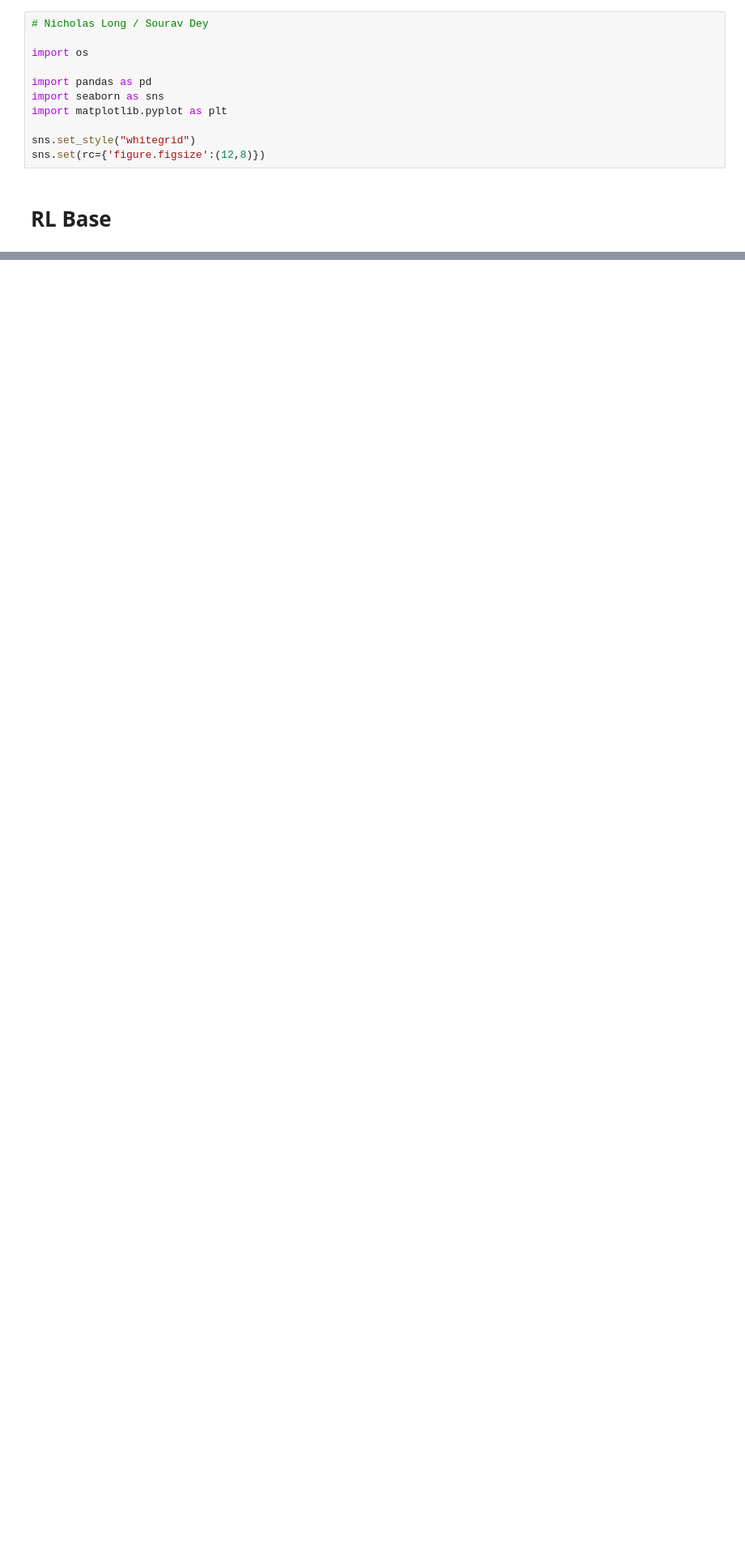
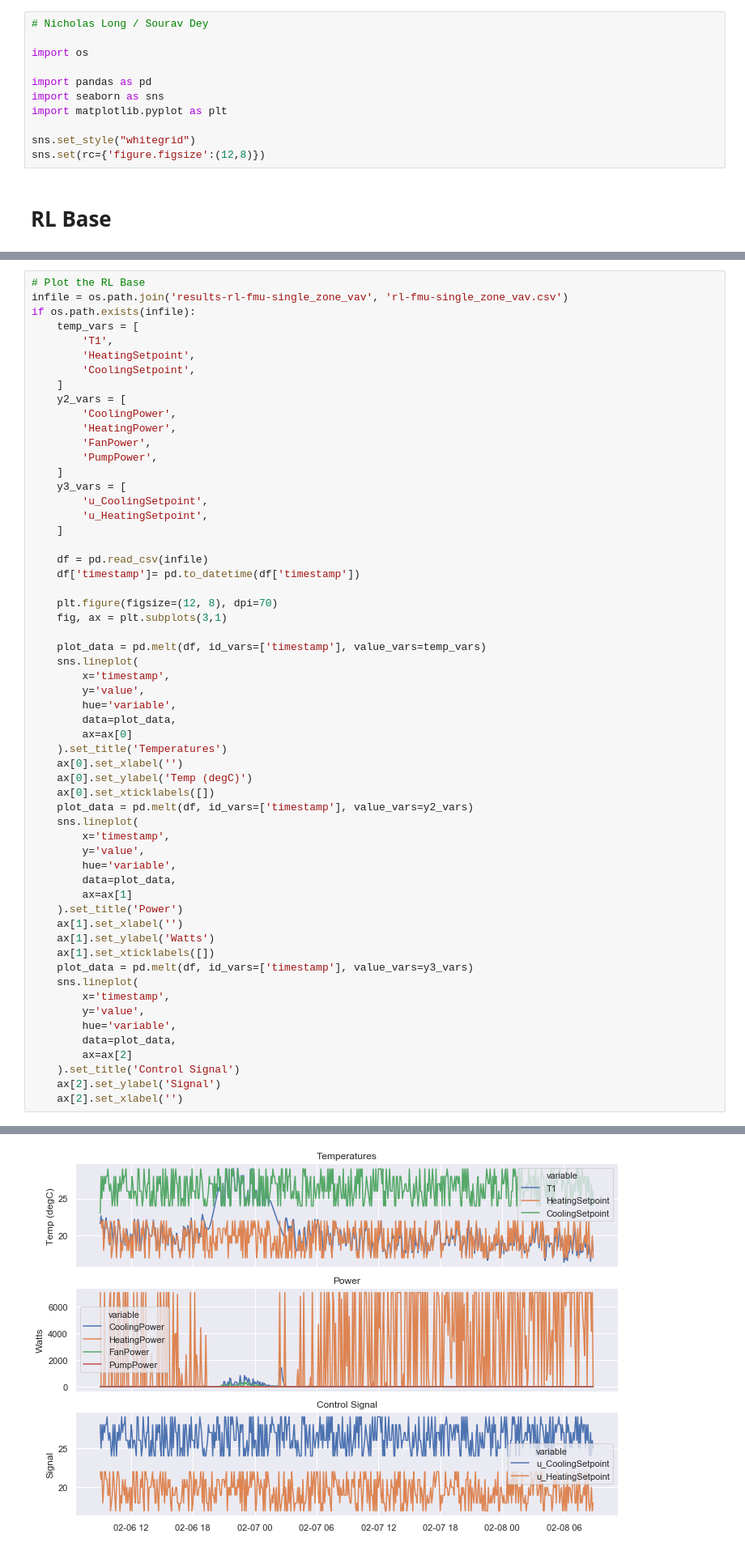
Before and after one commit to nllong/alfalfa-rl-project, a Jupyter notebook: client/rl-example/post-process.ipynb, the cells around one changed output, grey strips where cells are left out. Shown at 81% size. Cells and saved outputs as stored; diff of their text form; blank space fills up the shorter version.

```diff
--- a/client/rl-example/post-process.ipynb
+++ b/client/rl-example/post-process.ipynb
@@ -114,0 +179,59 @@ if os.path.exists(infile):
+# %%
+# Plot the RL Base
+infile = os.path.join('results-rl-fmu-single_zone_vav', 'rl-fmu-single_zone_vav.csv')
+if os.path.exists(infile):
+    temp_vars = [
+        'T1',
+        'HeatingSetpoint',
+        'CoolingSetpoint',
+    ]
+    y2_vars = [
+        'CoolingPower',
+        'HeatingPower',
+        'FanPower',
+        'PumpPower',
+    ]
+    y3_vars = [
+        'u_CoolingSetpoint',
+        'u_HeatingSetpoint',
+    ]
+
+    df = pd.read_csv(infile)
+    df['timestamp']= pd.to_datetime(df['timestamp'])
+
+    plt.figure(figsize=(12, 8), dpi=70)
+    fig, ax = plt.subplots(3,1)
+
+    plot_data = pd.melt(df, id_vars=['timestamp'], value_vars=temp_vars)
+    sns.lineplot(
+        x='timestamp',
+        y='value',
+        hue='variable',
+        data=plot_data,
+        ax=ax[0]
+    ).set_title('Temperatures')
+    ax[0].set_xlabel('')
+    ax[0].set_ylabel('Temp (degC)')
+    ax[0].set_xticklabels([])
+    plot_data = pd.melt(df, id_vars=['timestamp'], value_vars=y2_vars)
+    sns.lineplot(
+        x='timestamp',
+        y='value',
+        hue='variable',
+        data=plot_data,
+        ax=ax[1]
+    ).set_title('Power')
+    ax[1].set_xlabel('')
+    ax[1].set_ylabel('Watts')
+    ax[1].set_xticklabels([])
+    plot_data = pd.melt(df, id_vars=['timestamp'], value_vars=y3_vars)
+    sns.lineplot(
+        x='timestamp',
+        y='value',
+        hue='variable',
+        data=plot_data,
+        ax=ax[2]
+    ).set_title('Control Signal')
+    ax[2].set_ylabel('Signal')
+    ax[2].set_xlabel('')
+# %% [output]
@@ -114,0 +239 @@ if os.path.exists(infile):
+[figure, added]
```
Also changed, not shown: parts of 5 cells of this notebook, 3 other files.
